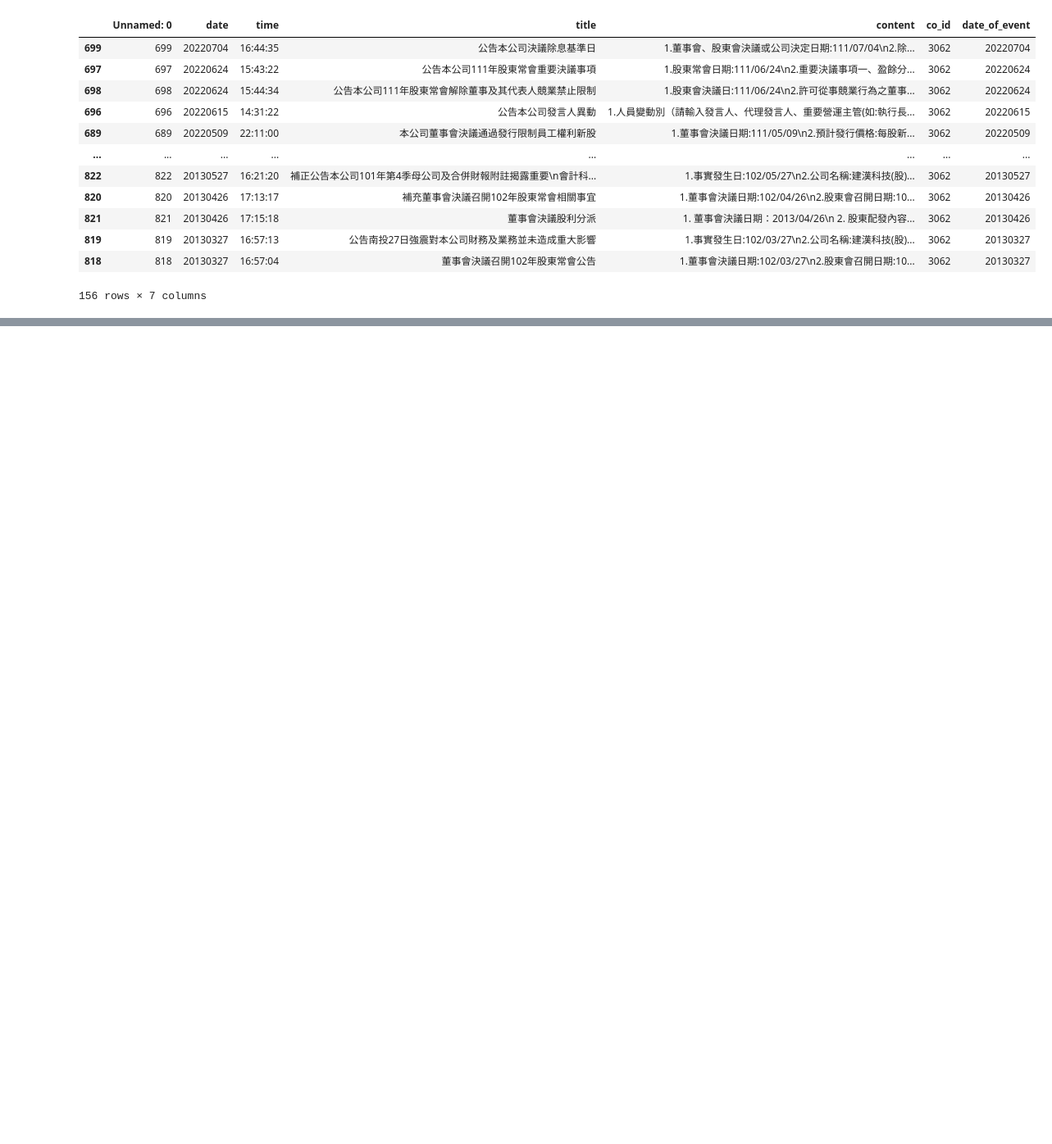
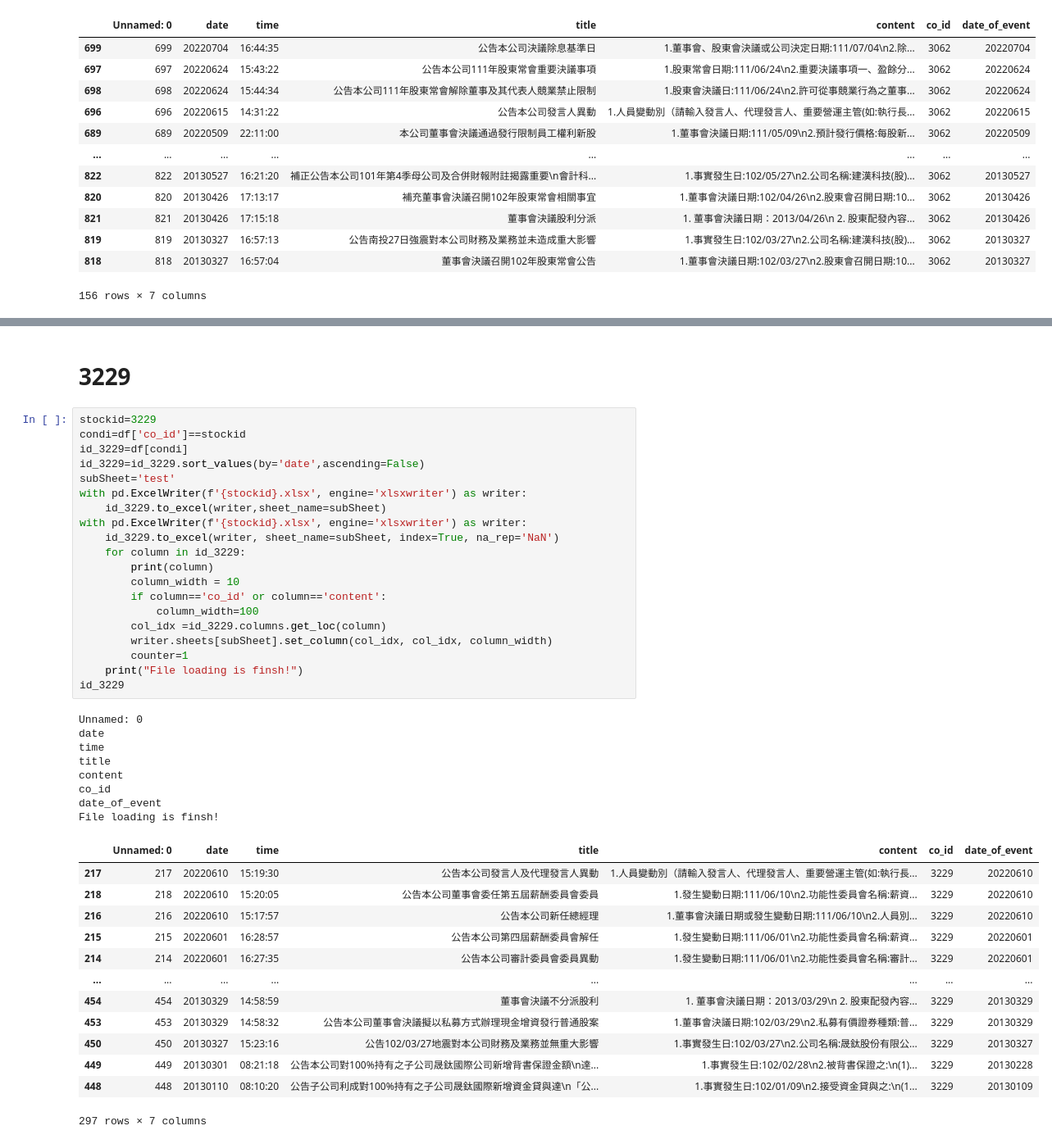
Before and after one commit to samwang1228/stock, a Jupyter notebook: 紹丞/爬蟲/重訊/重大消息與股價分析.ipynb, the cells around one changed output, grey strips where cells are left out. Shown at 82% size. Saved outputs shown, nothing was run; the diff lists cells and outputs as text; blank space fills up the shorter version.

```diff
--- a/紹丞/爬蟲/重訊/重大消息與股價分析.ipynb
+++ b/紹丞/爬蟲/重訊/重大消息與股價分析.ipynb
@@ -339,3 +363,47 @@ File loading is finsh!
 * (4)歷史損益(自願性公告自結數)：營運概況>自結損益公告:無
 * 7.其他應敘明事項:無
 *
+# %% [markdown]
+# 3229
+# %%
+stockid=3229
+condi=df['co_id']==stockid
+id_3229=df[condi]
+id_3229=id_3229.sort_values(by='date',ascending=False)
+subSheet='test'
+with pd.ExcelWriter(f'{stockid}.xlsx', engine='xlsxwriter') as writer:
+    id_3229.to_excel(writer,sheet_name=subSheet)
+with pd.ExcelWriter(f'{stockid}.xlsx', engine='xlsxwriter') as writer:
+    id_3229.to_excel(writer, sheet_name=subSheet, index=True, na_rep='NaN')
+    for column in id_3229:
+        print(column)
+        column_width = 10
+        if column=='co_id' or column=='content':
+            column_width=100
+        col_idx =id_3229.columns.get_loc(column)
+        writer.sheets[subSheet].set_column(col_idx, col_idx, column_width)
+        counter=1
+    print("File loading is finsh!")
+id_3229
+# %% [output]
+Unnamed: 0
+date
+time
+title
+content
+co_id
+date_of_event
+File loading is finsh!
+|  | Unnamed: 0 | date | time | title | content | co_id | date_of_event |
+| 217 | 217 | 20220610 | 15:19:30 | 公告本公司發言人及代理發言人異動 | 1.人員變動別（請輸入發言人、代理發言人、重要營運主管(如:執行長... | 3229 | 20220610 |
+| 218 | 218 | 20220610 | 15:20:05 | 公告本公司董事會委任第五屆薪酬委員會委員 | 1.發生變動日期:111/06/10\n2.功能性委員會名稱:薪資... | 3229 | 20220610 |
+| 216 | 216 | 20220610 | 15:17:57 | 公告本公司新任總經理 | 1.董事會決議日期或發生變動日期:111/06/10\n2.人員別... | 3229 | 20220610 |
+| 215 | 215 | 20220601 | 16:28:57 | 公告本公司第四屆薪酬委員會解任 | 1.發生變動日期:111/06/01\n2.功能性委員會名稱:薪資... | 3229 | 20220601 |
+| 214 | 214 | 20220601 | 16:27:35 | 公告本公司審計委員會委員異動 | 1.發生變動日期:111/06/01\n2.功能性委員會名稱:審計... | 3229 | 20220601 |
+| ... | ... | ... | ... | ... | ... | ... | ... |
+| 454 | 454 | 20130329 | 14:58:59 | 董事會決議不分派股利 | 1. 董事會決議日期：2013/03/29\n 2. 股東配發內容... | 3229 | 20130329 |
+| 453 | 453 | 20130329 | 14:58:32 | 公告本公司董事會決議擬以私募方式辦理現金增資發行普通股案 | 1.董事會決議日期:102/03/29\n2.私募有價證券種類:普... | 3229 | 20130329 |
+| 450 | 450 | 20130327 | 15:23:16 | 公告102/03/27地震對本公司財務及業務並無重大影響 | 1.事實發生日:102/03/27\n2.公司名稱:晟鈦股份有限公... | 3229 | 20130327 |
+| 449 | 449 | 20130301 | 08:21:18 | 公告本公司對100%持有之子公司晟鈦國際公司新增背書保證金額\n達... | 1.事實發生日:102/02/28\n2.被背書保證之:\n(1)... | 3229 | 20130228 |
+| 448 | 448 | 20130110 | 08:10:20 | 公告子公司利成對100%持有之子公司晟鈦國際新增資金貸與達\n「公... | 1.事實發生日:102/01/09\n2.接受資金貸與之:\n(1... | 3229 | 20130109 |
+297 rows × 7 columns
```
Also changed, not shown: parts of 9 cells of this notebook, 1 other file.
